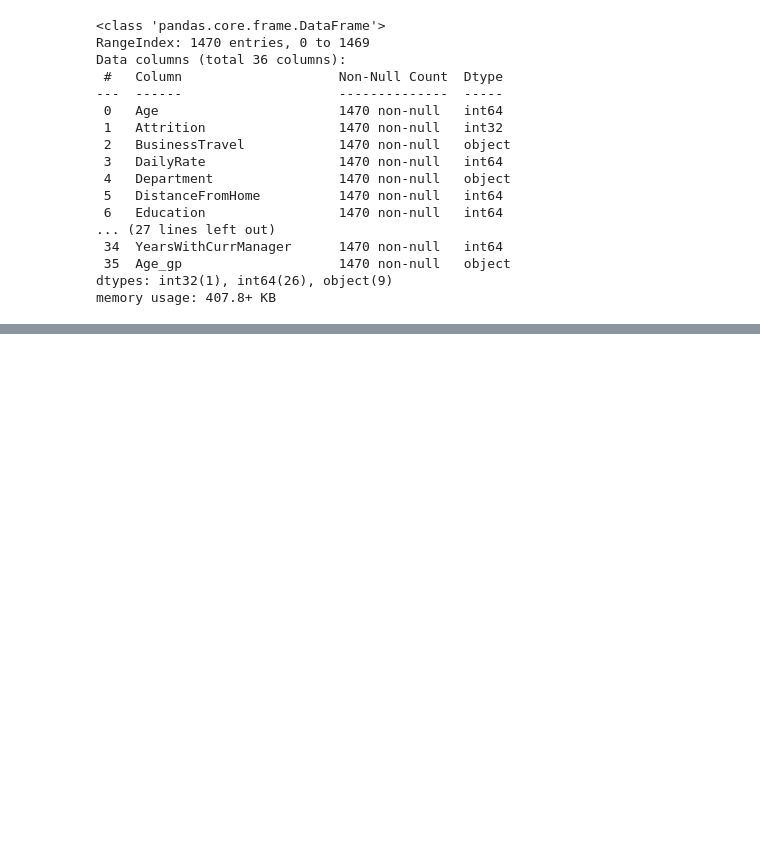
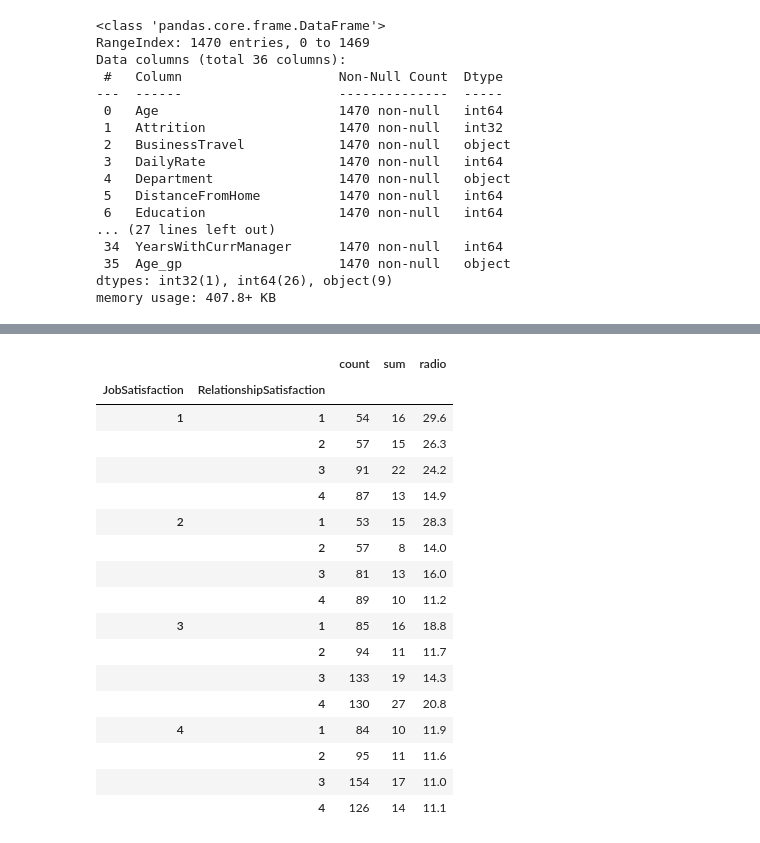
Before and after one commit to Git-Jeong/Machine_Learning, a Jupyter notebook: study/ex_06_선형분류_(직원_이직_예측).ipynb, the cells around one changed output, grey strips where cells are left out. Cells and saved outputs as stored; diff of their text form; code cells hidden in the pictures; blank space fills up the shorter version.

```diff
--- a/study/ex_06_선형분류_(직원_이직_예측).ipynb
+++ b/study/ex_06_선형분류_(직원_이직_예측).ipynb
@@ -228,0 +225,29 @@ data[['JobSatisfaction', 'RelationshipSatisfaction', 'Attrition']].head()
+# %%
+#
+data[['JobSatisfaction', 'RelationshipSatisfaction', 'Attrition']].head()
+
+df_gp = data.groupby(['JobSatisfaction', 'RelationshipSatisfaction'])['Attrition'].agg(['count', 'sum'])
+df_gp['radio'] = round((df_gp['sum'] / df_gp['count']) * 100, 1)
+df_gp
+
+# 업무 만족도가 높은 직원은 인간관계에 따라 이직률의 영향이 거의 없어 보인다.
+# 업무 만족도가 낮은 직원은 인간 관계가 나쁠수록 이직률이 상승한다.
+# %% [output]
+|  |  | count | sum | radio |
+| JobSatisfaction | RelationshipSatisfaction |  |  |  |
+| 1 | 1 | 54 | 16 | 29.6 |
+|  | 2 | 57 | 15 | 26.3 |
+|  | 3 | 91 | 22 | 24.2 |
+|  | 4 | 87 | 13 | 14.9 |
+| 2 | 1 | 53 | 15 | 28.3 |
+|  | 2 | 57 | 8 | 14.0 |
+|  | 3 | 81 | 13 | 16.0 |
+|  | 4 | 89 | 10 | 11.2 |
+| 3 | 1 | 85 | 16 | 18.8 |
+|  | 2 | 94 | 11 | 11.7 |
+|  | 3 | 133 | 19 | 14.3 |
+|  | 4 | 130 | 27 | 20.8 |
+| 4 | 1 | 84 | 10 | 11.9 |
+|  | 2 | 95 | 11 | 11.6 |
+|  | 3 | 154 | 17 | 11.0 |
+|  | 4 | 126 | 14 | 11.1 |
```
Also changed, not shown: parts of 18 cells of this notebook.
